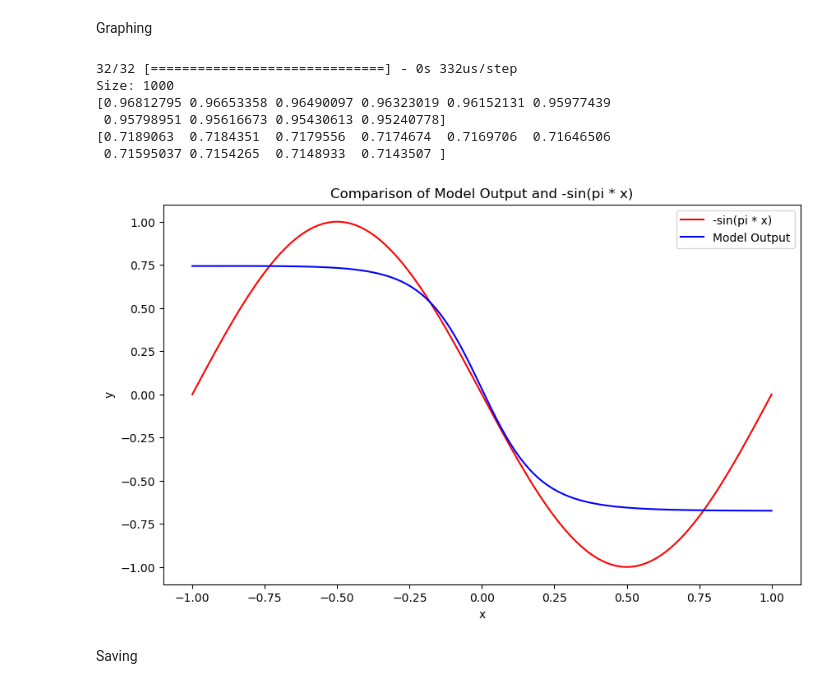
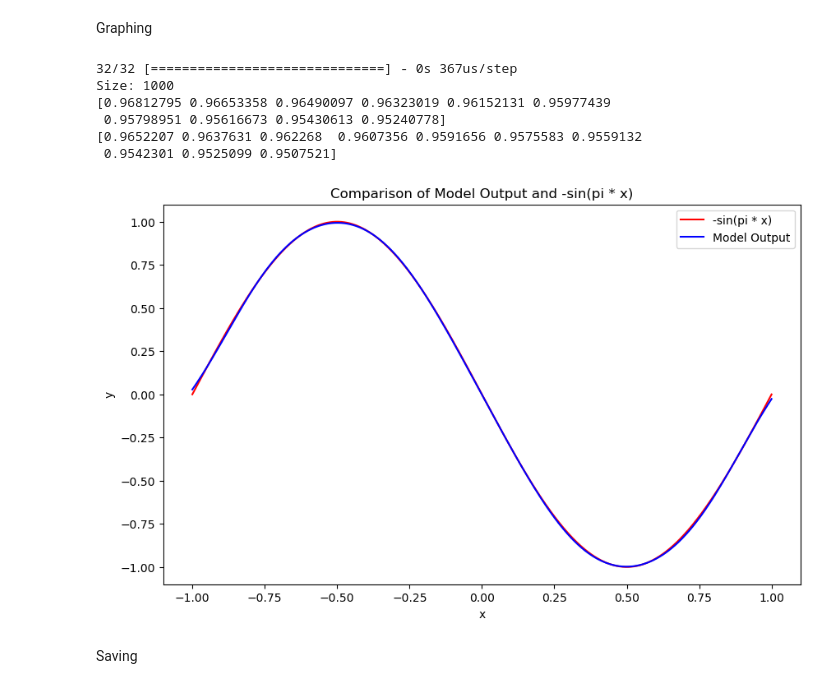
Before and after one commit to Lapisbird/Research1, a Jupyter notebook: PINN 2 - Implicit Runge-Kutta/IRKPINN_TF.ipynb, the cells around one changed output. Drawn from its saved outputs; the diff is of its cells as text; code cells hidden in the pictures.

```diff
--- a/PINN 2 - Implicit Runge-Kutta/IRKPINN_TF.ipynb
+++ b/PINN 2 - Implicit Runge-Kutta/IRKPINN_TF.ipynb
@@ -67,6 +67,9 @@ pinn = Sequential([
     Dense(50, activation = 'tanh', input_shape=(1,)),
     Dense(50, activation = 'tanh'),
     Dense(50, activation = 'tanh'),
+    Dense(50, activation = 'tanh'),
+    Dense(50, activation = 'tanh'),
+    Dense(50, activation = 'tanh'),
     Dense(q + 1)
 ])
 # %% [markdown]
@@ -202,37 +219,37 @@ x_vals = np.linspace(-1, 1, num_points)
 # Reshape for model input
 x_vals_model = x_vals.reshape(-1, 1).astype(np.float32)
 
 # Plug these points through the model
 model_output = pinn.predict(x_vals_model)
 
 # Take the q+1th output of the model (last output)
-final_output = model_output[:, 0]
+final_output = model_output[:, 500]
 
 print(f"Size: {len(final_output)}")
 
 # Plug the original points through the function -sin(pi * x)
 y_vals = -np.sin(np.pi * x_vals)
 
 print(y_vals[290:300])
 print(final_output[290:300])
 
 # Create the plot
 plt.figure(figsize=(10, 6))
 
 plt.plot(x_vals, y_vals, 'r', label='-sin(pi * x)')
 plt.plot(x_vals, final_output, 'b', label='Model Output')
 plt.legend()
 plt.xlabel('x')
 plt.ylabel('y')
 plt.title('Comparison of Model Output and -sin(pi * x)')
 plt.show()
 # %% [output]
-32/32 [==============================] - 0s 332us/step
+32/32 [==============================] - 0s 367us/step
 Size: 1000
 [0.96812795 0.96653358 0.96490097 0.96323019 0.96152131 0.95977439
  0.95798951 0.95616673 0.95430613 0.95240778]
-[0.7189063  0.7184351  0.7179556  0.7174674  0.7169706  0.71646506
- 0.71595037 0.7154265  0.7148933  0.7143507 ]
+[0.9652207 0.9637631 0.962268  0.9607356 0.9591656 0.9575583 0.9559132
+ 0.9542301 0.9525099 0.9507521]
-[figure, old version]
+[figure, new version]
 # %% [markdown]
 Saving
```
Also changed, not shown: parts of 3 cells of this notebook.
